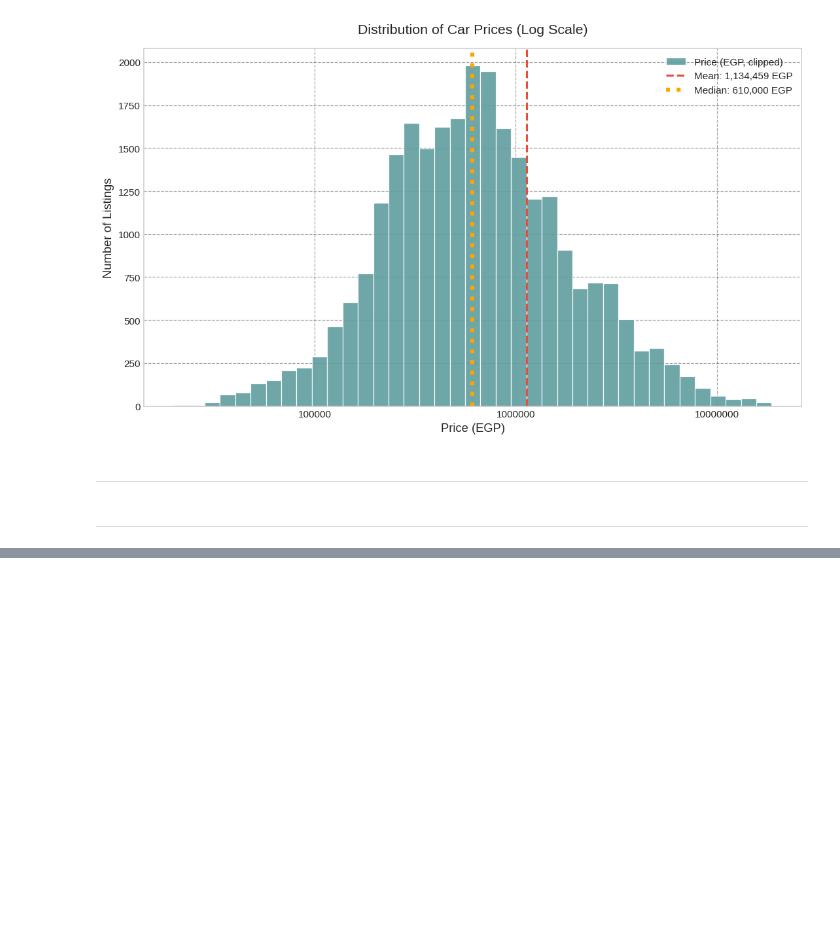
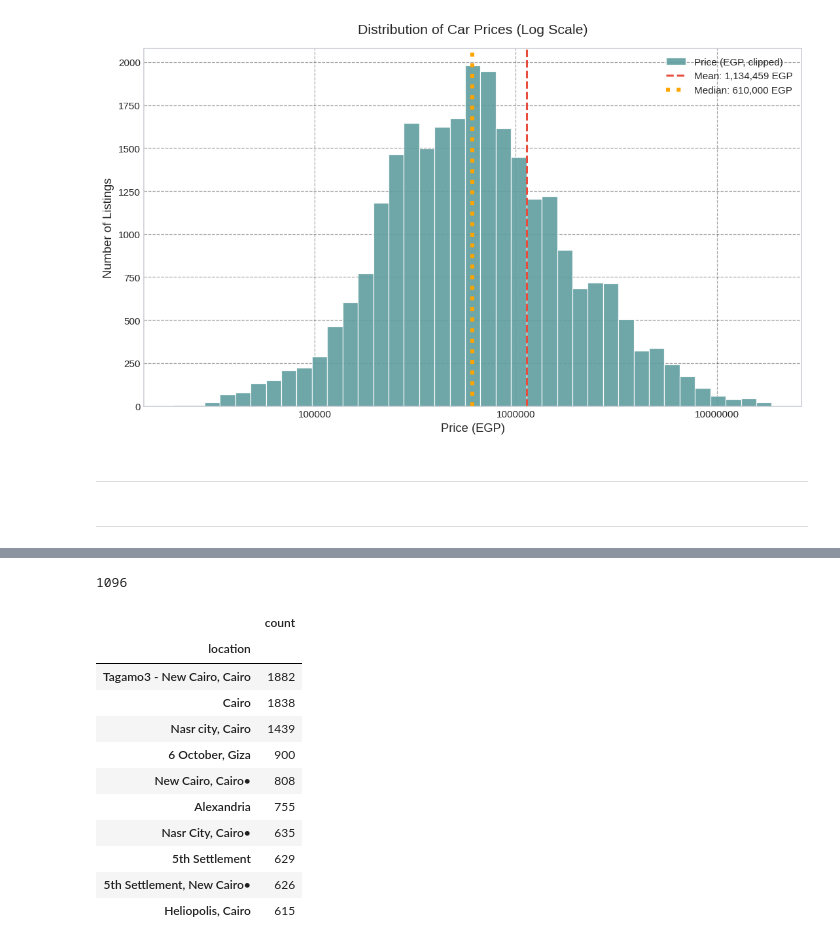
Before and after one commit to Mohamedemad456/GP, a Jupyter notebook: ml-service/notebooks/01_EDA_v1.ipynb, the cells around one changed output, grey strips where cells are left out. Drawn from its saved outputs; the diff is of its cells as text; code cells hidden in the pictures; blank space fills up the shorter version.

```diff
--- a/ml-service/notebooks/01_EDA_v1.ipynb
+++ b/ml-service/notebooks/01_EDA_v1.ipynb
@@ -1331,0 +1322,19 @@ data.head()
+# %%
+data['location'].nunique()
+# %% [output]
+1096
+# %%
+data['location'].value_counts().to_frame().head(10)
+# %% [output]
+|  | count |
+| location |  |
+| Tagamo3 - New Cairo, Cairo | 1882 |
+| Cairo | 1838 |
+| Nasr city, Cairo | 1439 |
+| 6 October, Giza | 900 |
+| New Cairo, Cairo• | 808 |
+| Alexandria | 755 |
+| Nasr City, Cairo• | 635 |
+| 5th Settlement | 629 |
+| 5th Settlement, New Cairo• | 626 |
+| Heliopolis, Cairo | 615 |
```
Also changed, not shown: parts of 10 cells of this notebook, 4 other files.
